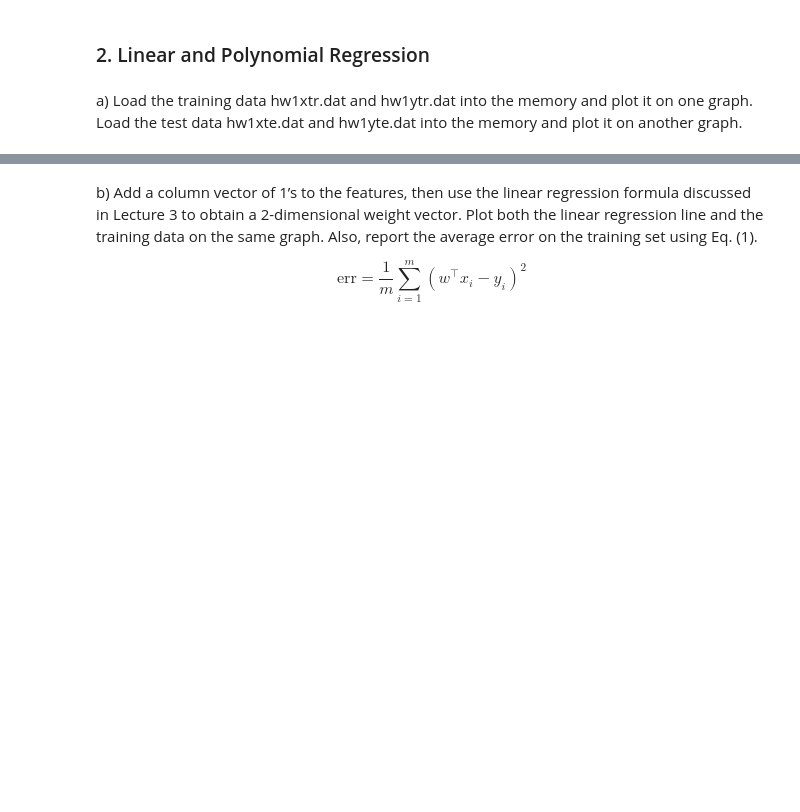
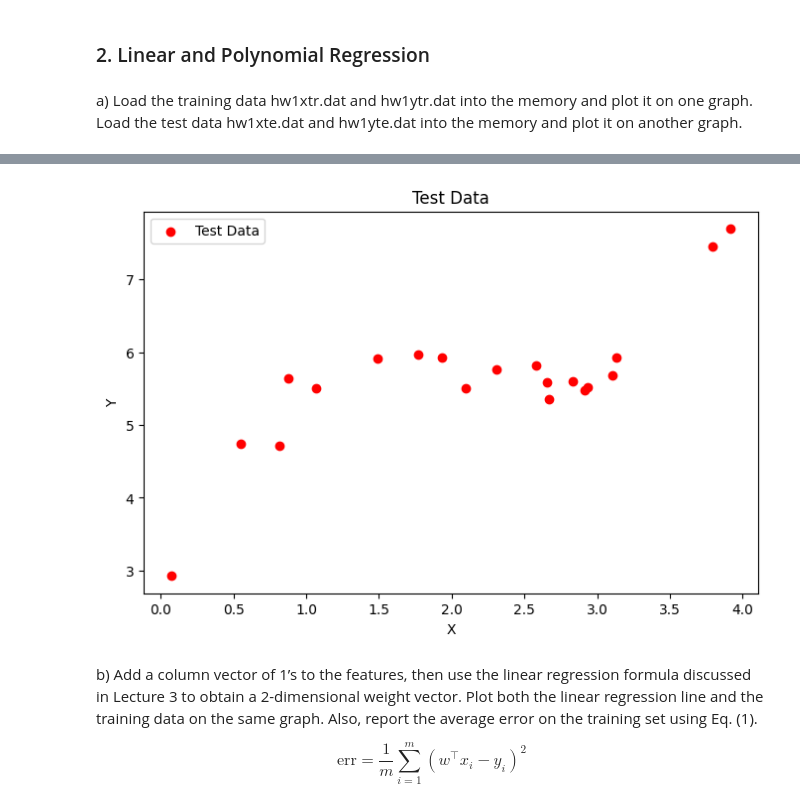
Before and after one commit to hpharen/4442-Assignments, a Jupyter notebook: Assignment 1/4442 Assignment 1 - hpate269.ipynb, the cells around one changed output, grey strips where cells are left out. Drawn from its saved outputs; the diff is of its cells as text; code cells hidden in the pictures; blank space fills up the shorter version.

```diff
--- a/Assignment 1/4442 Assignment 1 - hpate269.ipynb
+++ b/Assignment 1/4442 Assignment 1 - hpate269.ipynb
@@ -30,3 +37,18 @@ a) Load the training data hw1xtr.dat and hw1ytr.dat into the memory and plot it
+# %%
+# Load test data hw1xte.dat and hw1yte.dat into the memory
+testX = np.loadtxt("hw1xte.dat")
+testY = np.loadtxt("hw1yte.dat")
+
+# Plot test data
+plt.figure(figsize=(8, 5))
+plt.scatter(testX, testY, color='red', label="Test Data")
+plt.xlabel("X")
+plt.ylabel("Y")
+plt.title("Test Data")
+plt.legend()
+plt.show()
+# %% [output]
+[figure, added]
 # %% [markdown]
 b) Add a column vector of 1’s to the features, then use the linear regression formula discussed in Lecture 3 to obtain a 2-dimensional weight vector. Plot both the linear regression line and the training data on the same graph. Also, report the average error on the training set using Eq. (1).
 
```
Also changed, not shown: parts of 5 cells of this notebook, 1 other file.
